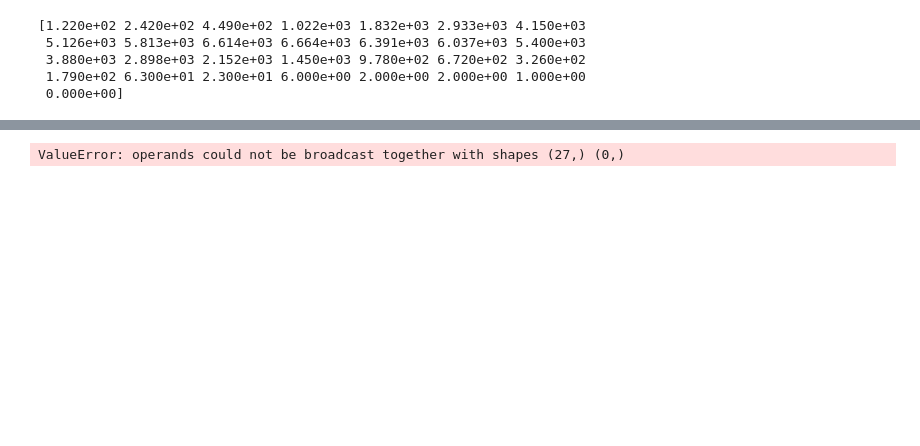
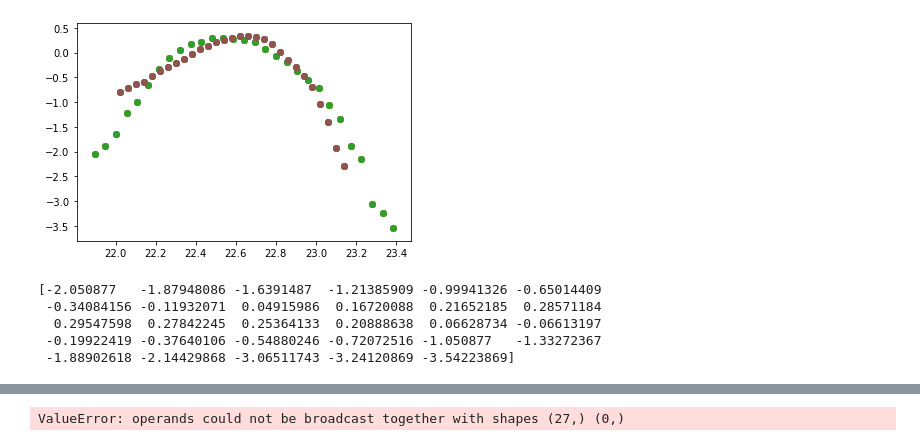
Before and after one commit to Hannahkoziol/PDF_fitting, a Jupyter notebook: Leastsq_histogram_fitting.ipynb, the cells around one changed output, grey strips where cells are left out. Drawn from its saved outputs; the diff is of its cells as text; code cells hidden in the pictures; blank space fills up the shorter version.

```diff
--- a/Leastsq_histogram_fitting.ipynb
+++ b/Leastsq_histogram_fitting.ipynb
@@ -72,6 +45,6 @@ def histogram_before_fit(column_density_before, column_density_after):
 # %%
 #COMBINING THESE FUNCTIONS
-def histogram_harvesting(before_data, after_data):
+def data_harvesting(before_data, after_data):
     after_data_flat_array = simulated_data_retrieval(after_data)
     before_data_flat_array = original_data_retrieval(before_data)
-    return histogram_before_fit(before_data_flat_array, after_data_flat_array)
+    return before_data_flat_array, after_data_flat_array
@@ -157,8 +109,0 @@ y_after_y = histogram_harvesting(before, after)[3]
-# %%
-print(y_before_y)
-# %% [output]
-[1.220e+02 2.420e+02 4.490e+02 1.022e+03 1.832e+03 2.933e+03 4.150e+03
- 5.126e+03 5.813e+03 6.614e+03 6.664e+03 6.391e+03 6.037e+03 5.400e+03
- 3.880e+03 2.898e+03 2.152e+03 1.450e+03 9.780e+02 6.720e+02 3.260e+02
- 1.790e+02 6.300e+01 2.300e+01 6.000e+00 2.000e+00 2.000e+00 1.000e+00
- 0.000e+00]
@@ -164,0 +148,17 @@ print(y_before_y)
+# %%
+plotting_pdf(data_array_before, 30)
+x_arr_before = plotting_pdf(data_array_before, 30)[0]
+y_arr_before = plotting_pdf(data_array_before, 30)[1]
+plotting_pdf(data_array_after, 30)
+x_arr_after = plotting_pdf(data_array_after, 30)[0]
+y_arr_after = plotting_pdf(data_array_after, 30)[1]
+# %% [output]
+[figure, added]
+# %%
+print(y_arr_before[:-1])
+# %% [output]
+[-2.050877   -1.87948086 -1.6391487  -1.21385909 -0.99941326 -0.65014409
+ -0.34084156 -0.11932071  0.04915986  0.16720088  0.21652185  0.28571184
+  0.29547598  0.27842245  0.25364133  0.20888638  0.06628734 -0.06613197
+ -0.19922419 -0.37640106 -0.54880246 -0.72072516 -1.050877   -1.33272367
+ -1.88902618 -2.14429868 -3.06511743 -3.24120869 -3.54223869]
```
Also changed, not shown: parts of 22 cells of this notebook.
